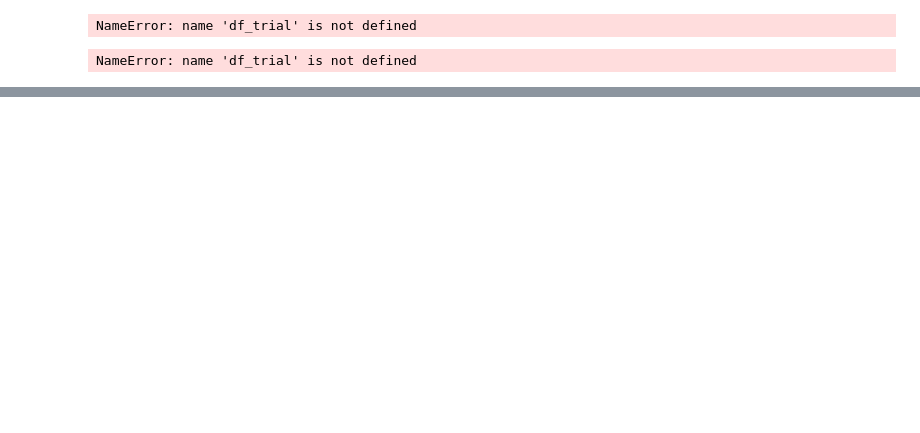
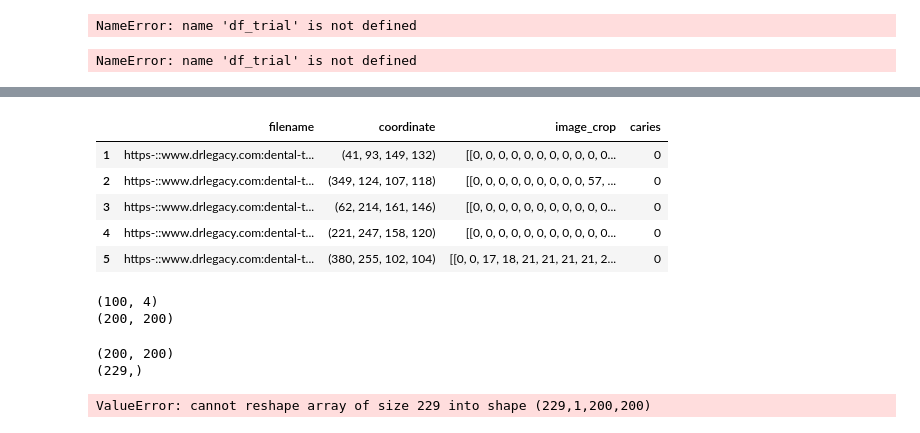
Before and after one commit to j-tian/Springboard, a Jupyter notebook: Capstone_two.ipynb, the cells around one changed output, grey strips where cells are left out. Saved outputs shown, nothing was run; the diff lists cells and outputs as text; code cells hidden in the pictures; blank space fills up the shorter version.

```diff
--- a/Capstone_two.ipynb
+++ b/Capstone_two.ipynb
@@ -101,6 +117,7 @@ import imageio
 import os
 import pandas as pd
 
+df_cavity = pd.DataFrame(columns=['filename','coordinate', 'image_crop','caries'])
 
 if __name__ == '__main__' :
 
@@ -108,9 +125,9 @@ if __name__ == '__main__' :
     count=0
     i=0
 
-    df_caries = pd.DataFrame(columns=['coordinate', 'image', 'image_crop','caries'])
-
     for file in os.listdir('cavity'):
+        if file=='.DS_Store':
+            continue
         count+=1
         print(str(count)+" "+file)
         #print(file)
@@ -132,6 +149,8 @@ if __name__ == '__main__' :
             # Crop image
             imCrop = im[int(r[1]):int(r[1]+r[3]), int(r[0]):int(r[0]+r[2])]
 
+
+
             # Resized cropped image
 
             desired_size = 200
@@ -149,15 +168,20 @@ if __name__ == '__main__' :
             color = [0, 0, 0]
             imCrop_square = cv2.copyMakeBorder(imCrop_resize, top, bottom, left, right, cv2.BORDER_CONSTANT, value=color)
 
-            cv2.imshow("image", imCrop_square)
+            #cv2.imshow("image", imCrop_square)
 
+            # Convert color to greyscale
+            imCrop_square_grey = cv2.cvtColor(imCrop_square, cv2.COLOR_BGR2GRAY)
+
+            cv2.imshow("image", imCrop_square_grey)
 
             # save matrix and coordinates into a dictionary
 
 
-            df_caries.loc[i] = str(i) + str(r)+ str(im) +str(imCrop_square)+str(1)
-
-
+            df_cavity.loc[i, 'coordinate']=r
+            df_cavity.loc[i, 'filename']=file
+            df_cavity.loc[i, 'image_crop']=imCrop_square_grey
+            df_cavity.loc[i, 'caries']=1
 
 
             # select more areas (any key other than return key) or go on to the next image (return key)
@@ -169,4 +193,6 @@ if __name__ == '__main__' :
                 break
             else:
                 continue
+
+    cv2.destroyAllWindows()
 # %% [output]
@@ -178,6 +287,7 @@ import imageio
 import os
 import pandas as pd
 
+df_no_cavity = pd.DataFrame(columns=['filename','coordinate', 'image_crop','caries'])
 
 if __name__ == '__main__' :
 
@@ -185,9 +295,9 @@ if __name__ == '__main__' :
     count=0
     i=0
 
-    df_no_caries = pd.DataFrame(columns=['coordinate', 'image', 'image_crop','caries'])
-
     for file in os.listdir('train_cv'):
+        if file=='.DS_Store':
+            continue
         count+=1
         print(str(count)+" "+file)
         #print(file)
@@ -209,6 +319,8 @@ if __name__ == '__main__' :
             # Crop image
             imCrop = im[int(r[1]):int(r[1]+r[3]), int(r[0]):int(r[0]+r[2])]
 
+
+
             # Resized cropped image
 
             desired_size = 200
@@ -228,13 +340,17 @@ if __name__ == '__main__' :
 
             #cv2.imshow("image", imCrop_square)
 
+            # Convert color to greyscale
+            imCrop_square_grey = cv2.cvtColor(imCrop_square, cv2.COLOR_BGR2GRAY)
+
+            cv2.imshow("image", imCrop_square_grey)
 
             # save matrix and coordinates into a dictionary
 
-
-            df_no_caries.loc[i] = str(i) + str(r)+ str(im) +str(imCrop_square)+str(0)
-
-
+            df_no_cavity.loc[i, 'coordinate']=r
+            df_no_cavity.loc[i, 'filename']=file
+            df_no_cavity.loc[i, 'image_crop']=imCrop_square_grey
+            df_no_cavity.loc[i, 'caries']=0
 
 
             # select more areas (any key other than return key) or go on to the next image (return key)
@@ -246,3 +362,5 @@ if __name__ == '__main__' :
                 break
             else:
                 continue
+
+    cv2.destroyAllWindows()
@@ -248,0 +390,31 @@ if __name__ == '__main__' :
+# %%
+df_no_cavity.head()
+# %% [output]
+|  | filename | coordinate | image_crop | caries |
+| 1 | https-::www.drlegacy.com:dental-t... | (41, 93, 149, 132) | [[0, 0, 0, 0, 0, 0, 0, 0, 0, 0, 0... | 0 |
+| 2 | https-::www.drlegacy.com:dental-t... | (349, 124, 107, 118) | [[0, 0, 0, 0, 0, 0, 0, 0, 0, 57, ... | 0 |
+| 3 | https-::www.drlegacy.com:dental-t... | (62, 214, 161, 146) | [[0, 0, 0, 0, 0, 0, 0, 0, 0, 0, 0... | 0 |
+| 4 | https-::www.drlegacy.com:dental-t... | (221, 247, 158, 120) | [[0, 0, 0, 0, 0, 0, 0, 0, 0, 0, 0... | 0 |
+| 5 | https-::www.drlegacy.com:dental-t... | (380, 255, 102, 104) | [[0, 0, 17, 18, 21, 21, 21, 21, 2... | 0 |
+# %%
+unpickled_nc_df = pd.read_pickle("./cropped_no_cavity.pkl")
+#print(unpickled_df)
+print(unpickled_nc_df.shape)
+X_train_no_cavity_pickle=unpickled_nc_df['image_crop'].values
+Y_train_no_cavity_pickle=unpickled_nc_df['caries'].values
+print(X_train_no_cavity_pickle[1].shape)
+# %% [output]
+(100, 4)
+(200, 200)
+# %%
+X_train=np.concatenate((X_train_cavity_pickle,X_train_no_cavity_pickle))
+Y_train=np.concatenate((Y_train_cavity_pickle,Y_train_no_cavity_pickle))
+print(X_train[1].shape)
+print(Y_train.shape)
+# %% [output]
+(200, 200)
+(229,)
+# %%
+X_train = X_train.reshape(X_train.shape[0], 1, 200, 200)
+# %% [output]
+ValueError: cannot reshape array of size 229 into shape (229,1,200,200)
```
Also changed, not shown: parts of 25 cells of this notebook.
